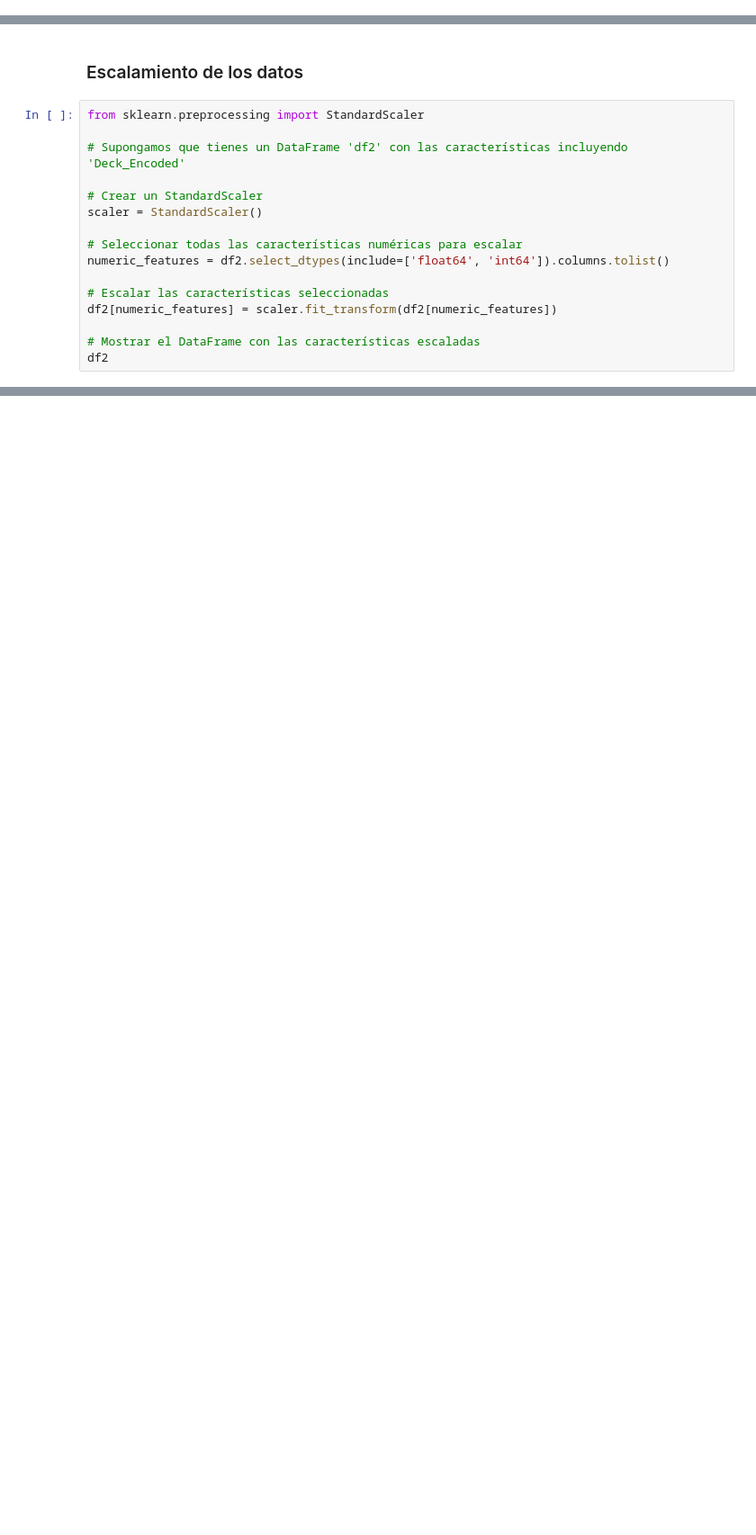
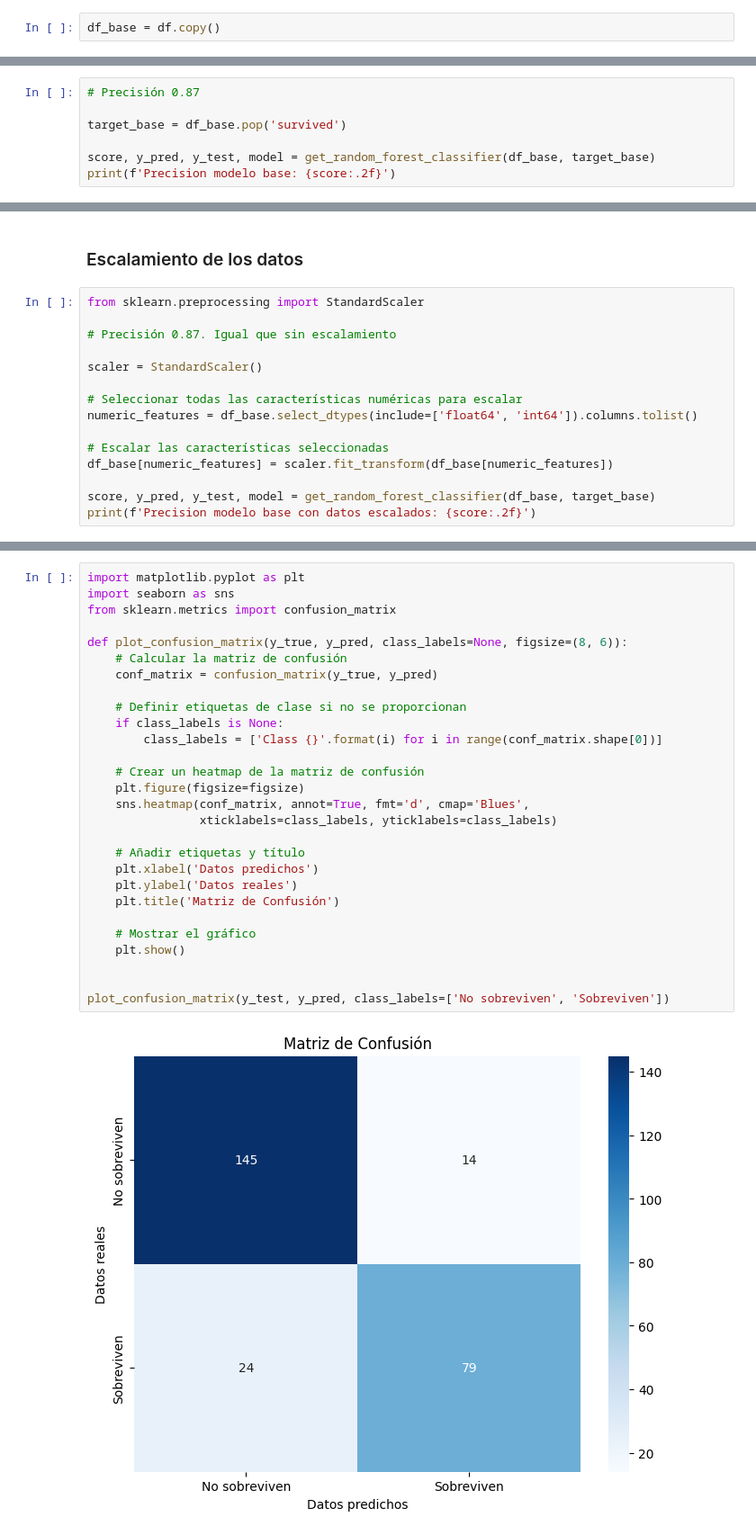
Before and after one commit to viorbe20/ai-programming-exercises, a Jupyter notebook: titanic-prediction-random-forest/titanic-prediction-random-forest.ipynb, the cells around one changed output, grey strips where cells are left out. Shown at 90% size. Cells and saved outputs as stored; diff of their text form; blank space fills up the shorter version.

Commit message:
add titanic prediction random forest

```diff
--- a/titanic-prediction-random-forest/titanic-prediction-random-forest.ipynb
+++ b/titanic-prediction-random-forest/titanic-prediction-random-forest.ipynb
@@ -403,0 +183,2 @@ scores
+# %%
+df_base = df.copy()
@@ -403,0 +227,7 @@ scores
+# %%
+# Precisión 0.87
+
+target_base = df_base.pop('survived')
+
+score, y_pred, y_test, model = get_random_forest_classifier(df_base, target_base)
+print(f'Precision modelo base: {score:.2f}')
@@ -406,17 +238,16 @@ scores
 # %%
 from sklearn.preprocessing import StandardScaler
 
-# Supongamos que tienes un DataFrame 'df2' con las características incluyendo 'Deck_Encoded'
+# Precisión 0.87. Igual que sin escalamiento
 
-# Crear un StandardScaler
 scaler = StandardScaler()
 
 # Seleccionar todas las características numéricas para escalar
-numeric_features = df2.select_dtypes(include=['float64', 'int64']).columns.tolist()
+numeric_features = df_base.select_dtypes(include=['float64', 'int64']).columns.tolist()
 
 # Escalar las características seleccionadas
-df2[numeric_features] = scaler.fit_transform(df2[numeric_features])
+df_base[numeric_features] = scaler.fit_transform(df_base[numeric_features])
 
-# Mostrar el DataFrame con las características escaladas
-df2
+score, y_pred, y_test, model = get_random_forest_classifier(df_base, target_base)
+print(f'Precision modelo base con datos escalados: {score:.2f}')
 # %% [output]
@@ -440,0 +257,30 @@ scores
+# %%
+import matplotlib.pyplot as plt
+import seaborn as sns
+from sklearn.metrics import confusion_matrix
+
+def plot_confusion_matrix(y_true, y_pred, class_labels=None, figsize=(8, 6)):
+    # Calcular la matriz de confusión
+    conf_matrix = confusion_matrix(y_true, y_pred)
+
+    # Definir etiquetas de clase si no se proporcionan
+    if class_labels is None:
+        class_labels = ['Class {}'.format(i) for i in range(conf_matrix.shape[0])]
+
+    # Crear un heatmap de la matriz de confusión
+    plt.figure(figsize=figsize)
+    sns.heatmap(conf_matrix, annot=True, fmt='d', cmap='Blues',
+                xticklabels=class_labels, yticklabels=class_labels)
+
+    # Añadir etiquetas y título
+    plt.xlabel('Datos predichos')
+    plt.ylabel('Datos reales')
+    plt.title('Matriz de Confusión')
+
+    # Mostrar el gráfico
+    plt.show()
+
+
+plot_confusion_matrix(y_test, y_pred, class_labels=['No sobreviven', 'Sobreviven'])
+# %% [output]
+[figure, added]
```
Also changed, not shown: parts of 70 cells of this notebook.
